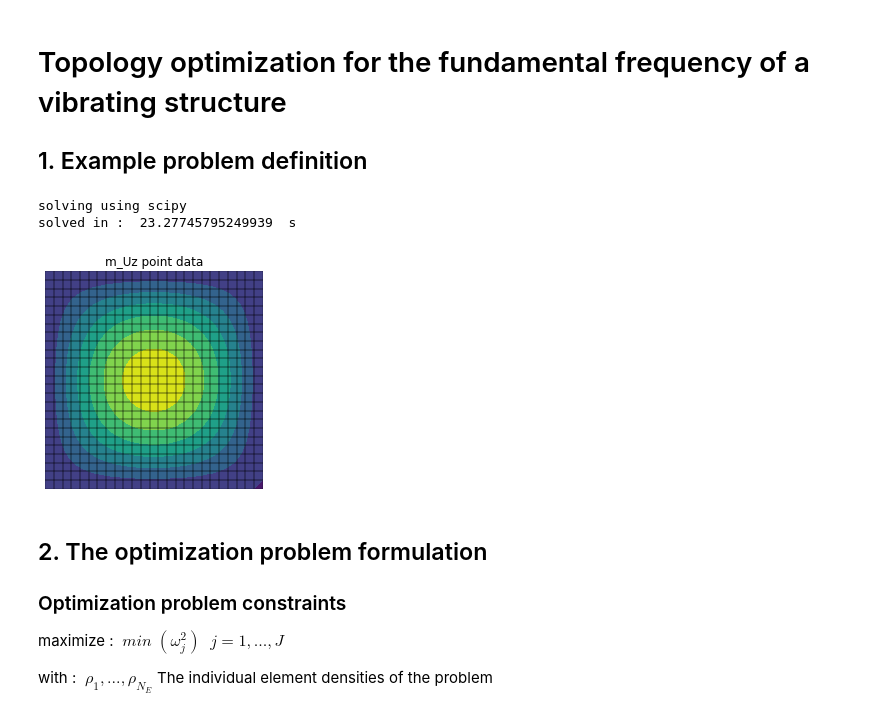
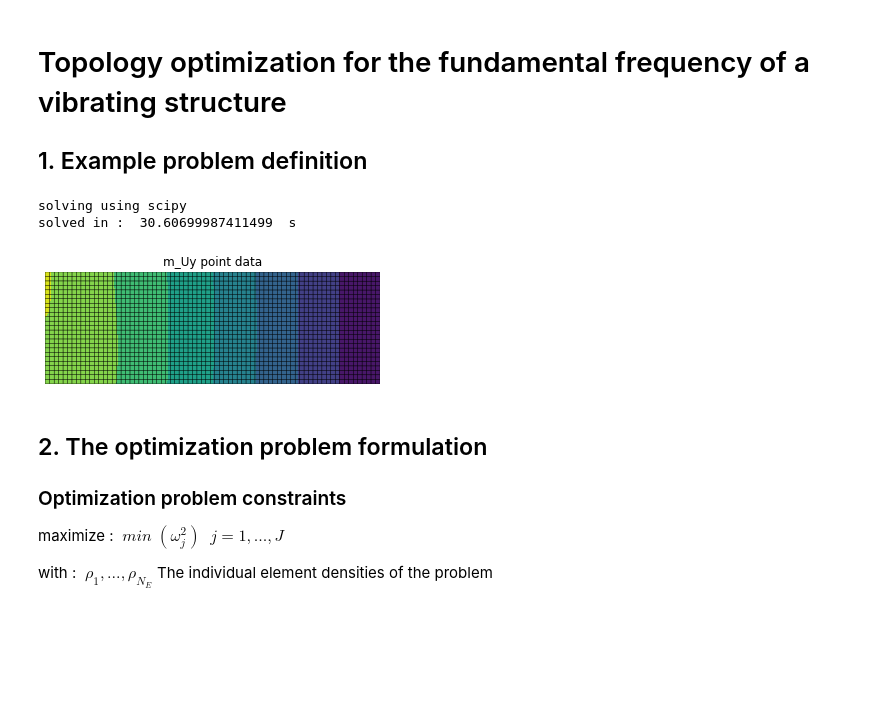
Before and after one commit to olivecha/FEMOL, a Jupyter notebook: DEV_Vibration_TOM.ipynb, the cells around one changed output. Cells and saved outputs as stored; diff of their text form; code cells hidden in the pictures; blank space fills up the shorter version.

```diff
--- a/DEV_Vibration_TOM.ipynb
+++ b/DEV_Vibration_TOM.ipynb
@@ -13,31 +13,27 @@ import matplotlib.pyplot as plt
 
 ## 1. Example problem definition
 # %%
-mesh = FEMOL.mesh.rectangle_Q4(20, 20, 25, 25)
+mesh = FEMOL.mesh.rectangle_Q4(75, 25, 75, 25)
 
-problem = FEMOL.FEM_Problem(mesh=mesh, physics='modal', model='plate')
+problem = FEMOL.FEM_Problem(mesh=mesh, physics='modal', model='plane')
 material1 = FEMOL.materials.isotropic_bending_benchmark()
 problem.define_materials(material1)
 problem.define_tensors(1)  # thick=1
 
-problem.add_fixed_domain(FEMOL.domains.inside_box([0, 20], [[0, 20]]), ddls=[2, 4])
-problem.add_fixed_domain(FEMOL.domains.inside_box([[0, 20]], [0, 20]), ddls=[2, 3])
+problem.add_fixed_domain(FEMOL.domains.inside_box([0], [[0, 15]]), ddls=[0, 1])
 
-problem.add_forces(force=[0, 0, -1, 0, 0, 0], domain=FEMOL.domains.inside_box([[9,11]], [[9,11]]))
+#problem.add_forces(force=[0, 0, -1, 0, 0, 0], domain=FEMOL.domains.inside_box([[9,11]], [[9,11]]))
 
-problem.assemble('K')
-problem.assemble('M')
-
-w, v = problem.solve(filtre=1)
-reference_vector = v[0]  # Save for MAC Analysis
+w, v = problem.solve(filtre=0)
 # %% [output]
 solving using scipy
-solved in :  23.27745795249939  s
+solved in :  30.60699987411499  s
 # %%
-mesh.add_mode('m', v[0], 6)
-mesh.plot.point_data('m_Uz')
+mesh.add_mode('m', v[0], 2)
+mesh.plot.point_data('m_Uy')
+reference_vector = v[0]  # Save for MAC Analysis
 # %% [output]
-[figure, old version]
+[figure, new version]
 # %% [markdown]
 ## 2. The optimization problem formulation
 
```
Also changed, not shown: parts of 1 cell of this notebook, 4 other files.
